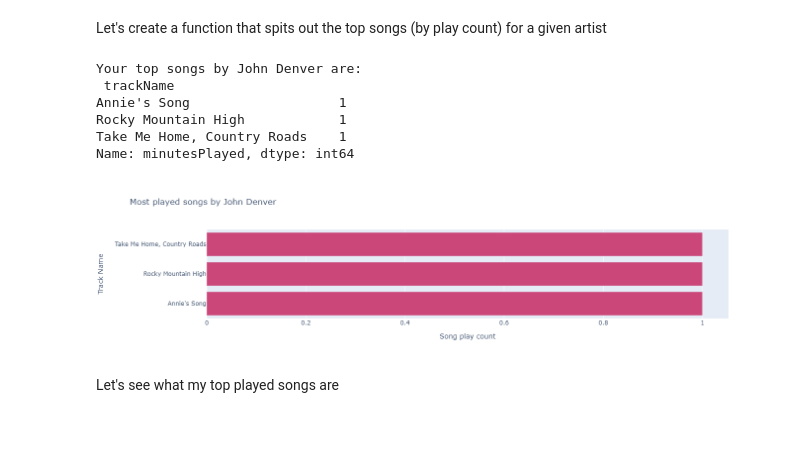
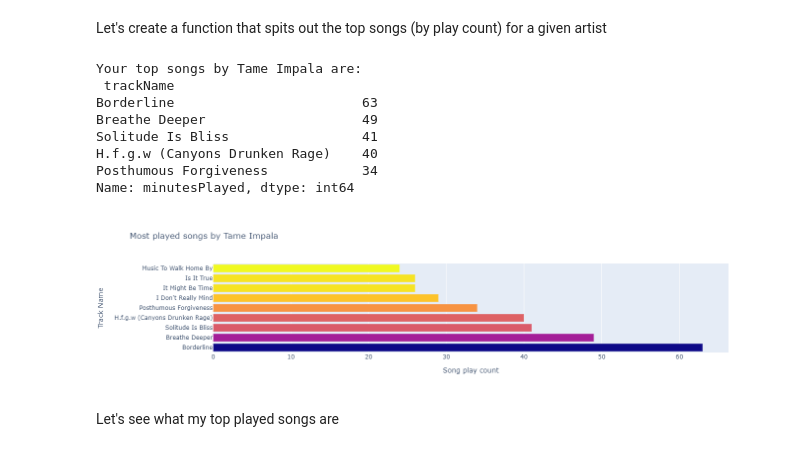
Before and after one commit to jmoro0408/Spotify_Analysis_2.0, a Jupyter notebook: Spotify Listening Analysis Notebook.ipynb, the cells around one changed output. Cells and saved outputs as stored; diff of their text form; code cells hidden in the pictures.

```diff
--- a/Spotify Listening Analysis Notebook.ipynb
+++ b/Spotify Listening Analysis Notebook.ipynb
@@ -233,16 +232,18 @@ def top_songs(artist):
     fig.update_xaxes(title_text="Song play count")
     fig.update_layout(title_text=f"Most played songs by {artist}")
     fig.show()
-# %%
-top_songs("John Denver")
-# %% [output]
-Your top songs by John Denver are:
- trackName
-Annie's Song                   1
-Rocky Mountain High            1
-Take Me Home, Country Roads    1
-Name: minutesPlayed, dtype: int64
-[figure, removed]
+# %%
+top_songs("Tame Impala")
+# %% [output]
+Your top songs by Tame Impala are:
+ trackName
+Borderline                        63
+Breathe Deeper                    49
+Solitude Is Bliss                 41
+H.f.g.w (Canyons Drunken Rage)    40
+Posthumous Forgiveness            34
+Name: minutesPlayed, dtype: int64
+[figure, added]
 # %% [markdown]
 Let's see what my top played songs are
 # %%
```
Also changed, not shown: parts of 9 cells of this notebook.
